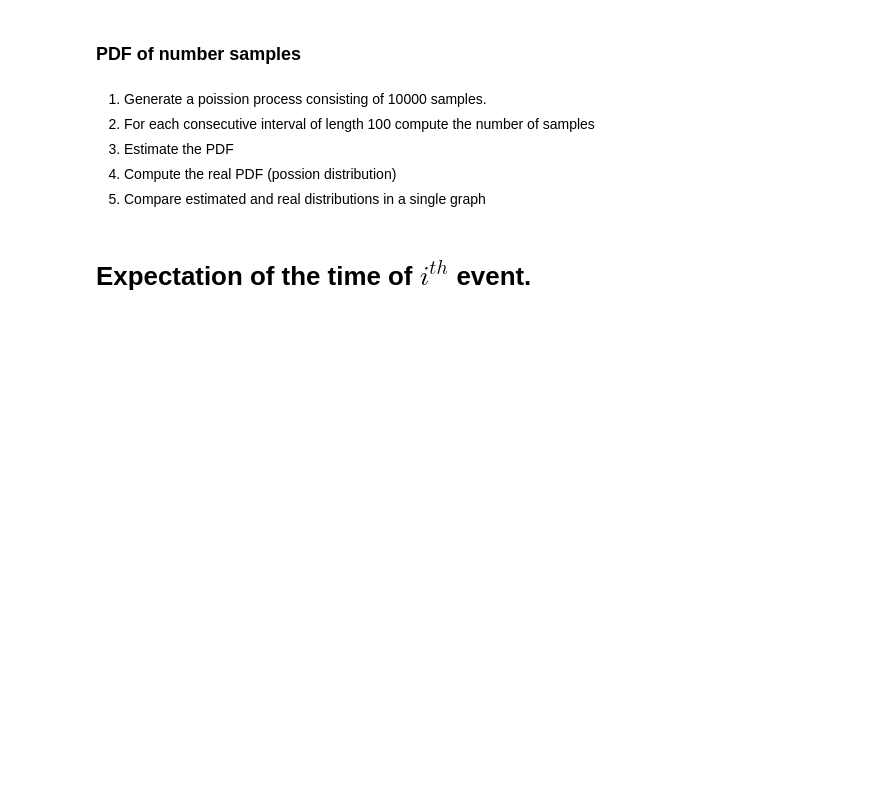
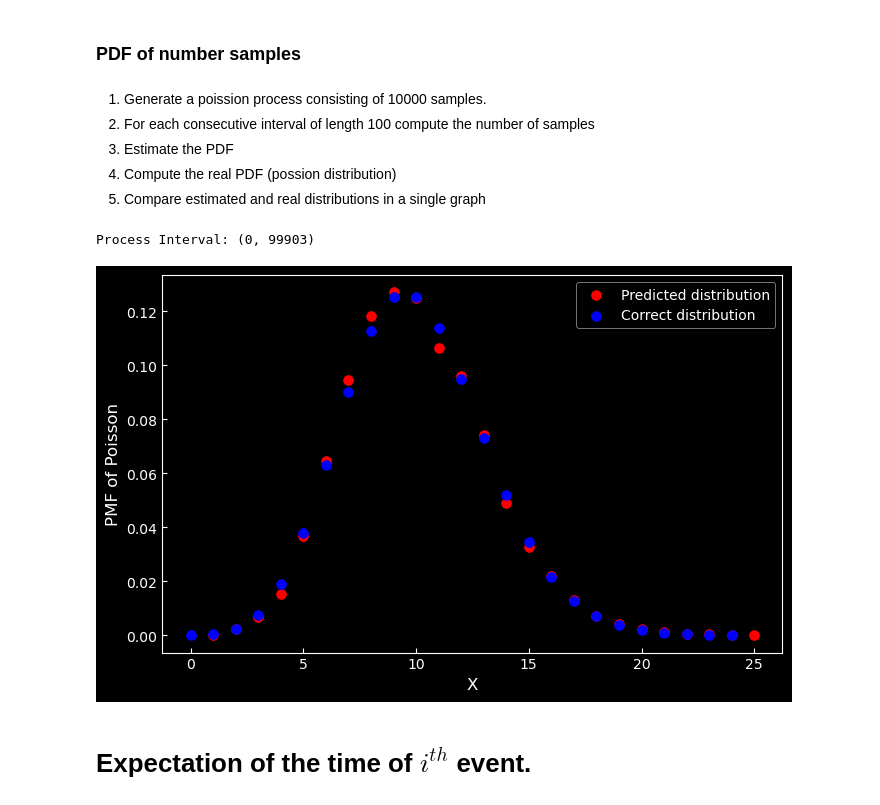
Before and after one commit to mohammadmozafari/stochastic-processes, a Jupyter notebook: hw1/Poisson Process.ipynb, the cells around one changed output. Cells and saved outputs as stored; diff of their text form; code cells hidden in the pictures; blank space fills up the shorter version.

Commit message:
Estimate pmf of poisson

```diff
--- a/hw1/Poisson Process.ipynb
+++ b/hw1/Poisson Process.ipynb
@@ -84,3 +92,36 @@ Text(0.5, 0, 'Interval length')
+# %%
+# Generate Process
+X = np.random.exponential(1/l, 10000)
+S = np.cumsum(X)
+process_interval = (0, int(S[-1]+1))
+print('Process Interval:', process_interval)
+
+# Compute density (empirically)
+interval_length = 100
+counts_in_interval = []
+for start in range(process_interval[1]-interval_length):
+    count = np.sum((S < start + interval_length) * (S > start))
+    counts_in_interval.append(count)
+dic = Counter(counts_in_interval)
+x1 = [i for i, _ in dic.items()]
+temp = [j for _, j in dic.items()]
+y1 = [i/sum(temp) for i in temp]
+
+# Compute density (analytically)
+x2 = np.arange(0, 25)
+y2 = ((100 * l) ** x2) * np.exp(-(100 * l)) / scipy.special.factorial(x2)
+
+# Plot
+plt.rc('figure', figsize=(8, 5), dpi=100)
+plt.xlabel('X')
+plt.ylabel('PMF of Poisson')
+plt.scatter(x1, y1, s=50, c='r', label='Predicted distribution')
+plt.scatter(x2, y2, s=50, c='b', label='Correct distribution')
+plt.legend()
+plt.grid(False)
+# %% [output]
+Process Interval: (0, 99903)
+[figure, added]
 # %% [markdown]
 # Expectation of the time of $i^{th}$ event.
 # %% [markdown]
```
Also changed, not shown: parts of 4 cells of this notebook.
